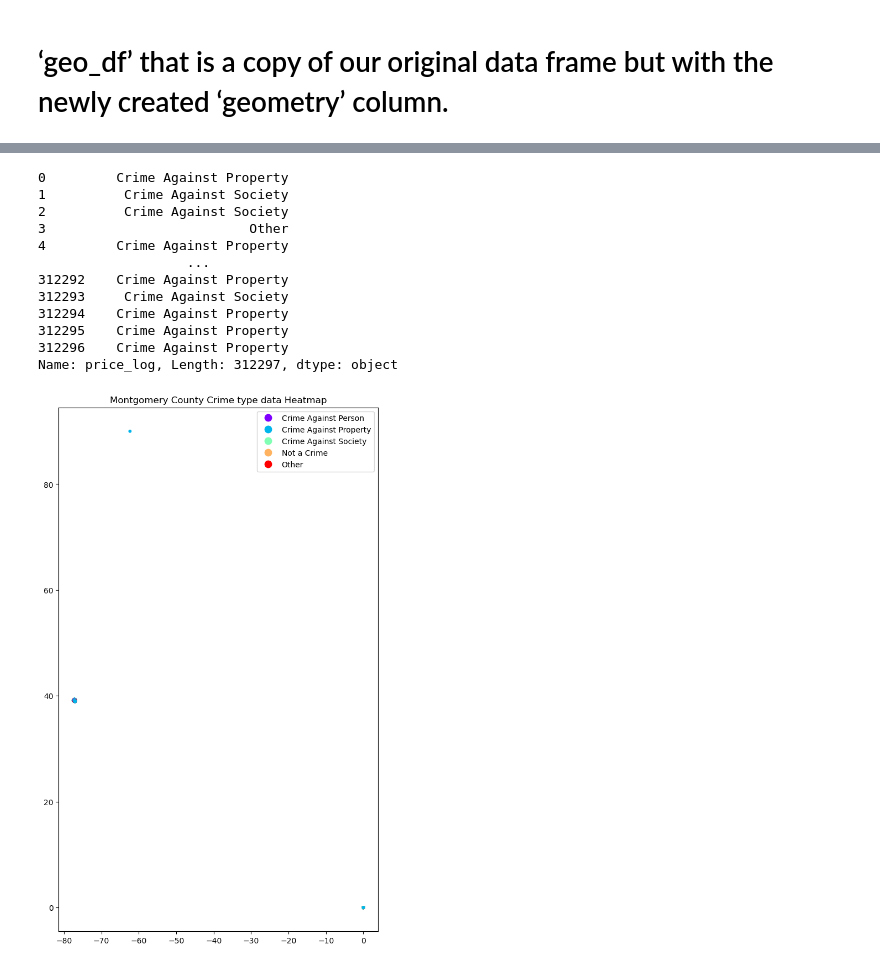
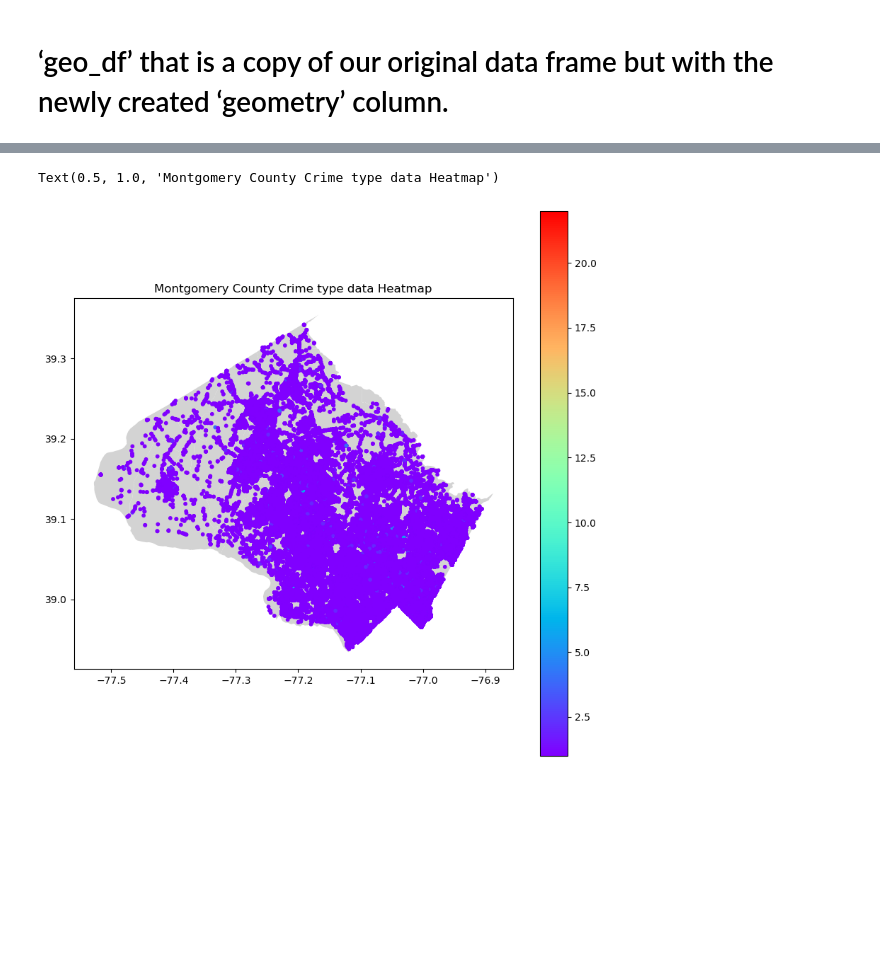
Before and after one commit to Shawon046/Crime-Prediction-for-Montgomery-County, a Jupyter notebook: crime predictor.ipynb, the cells around one changed output, grey strips where cells are left out. Drawn from its saved outputs; the diff is of its cells as text; code cells hidden in the pictures; blank space fills up the shorter version.

```diff
--- a/crime predictor.ipynb
+++ b/crime predictor.ipynb
@@ -151,33 +137,11 @@ Visualizing the Crime Data
 # %%
-# fig, ax = plt.subplots(figsize = (10,10))
-# montgomery_county_map.to_crs(epsg=4326).plot(ax=ax, color='lightgrey')
-# geo_df.plot(ax=ax, alpha = 0.1)
-
-
-#geo_df['price_log'] = np.log(geo_df['Victims'])
-geo_df['price_log'] = np.array(geo_df['Crime Name1'])
-print(geo_df['price_log'])
+fig, ax = plt.subplots(figsize = (10,10))
+montgomery_county_map.to_crs(epsg=4326).plot(ax=ax, color='lightgrey')
+geo_df.plot(column = geo_df['Victims'], ax=ax, cmap = 'rainbow',
+            legend = True, #legend_kwds={'shrink': 0.3},
+            markersize = 10)
+ax.set_title('Montgomery County Crime type data Heatmap')
+plt.savefig('Crime Heat Map for Location')
 # %% [output]
-0         Crime Against Property
-1          Crime Against Society
-2          Crime Against Society
-3                          Other
-4         Crime Against Property
-                   ...
-312292    Crime Against Property
-312293     Crime Against Society
-312294    Crime Against Property
-312295    Crime Against Property
-312296    Crime Against Property
-Name: price_log, Length: 312297, dtype: object
+Text(0.5, 1.0, 'Montgomery County Crime type data Heatmap')
+[figure, added]
-# %%
-fig, ax = plt.subplots(figsize = (10,10), layout="constrained")
-montgomery_county_map.to_crs(epsg=4326).plot(ax=ax, color='lightgrey')
-geo_df.plot(column = 'price_log', ax=ax, cmap = 'rainbow',
-            legend = True, #legend_kwds={'shrink': 0.3},
-            markersize = 10)
-# ax.set_title('Kings County Price Heatmap')
-ax.set_title('Montgomery County Crime type data Heatmap')
-plt.savefig('Heat Map')
-# %% [output]
-[figure, removed]
```
Also changed, not shown: parts of 8 cells of this notebook, 1 other file.
